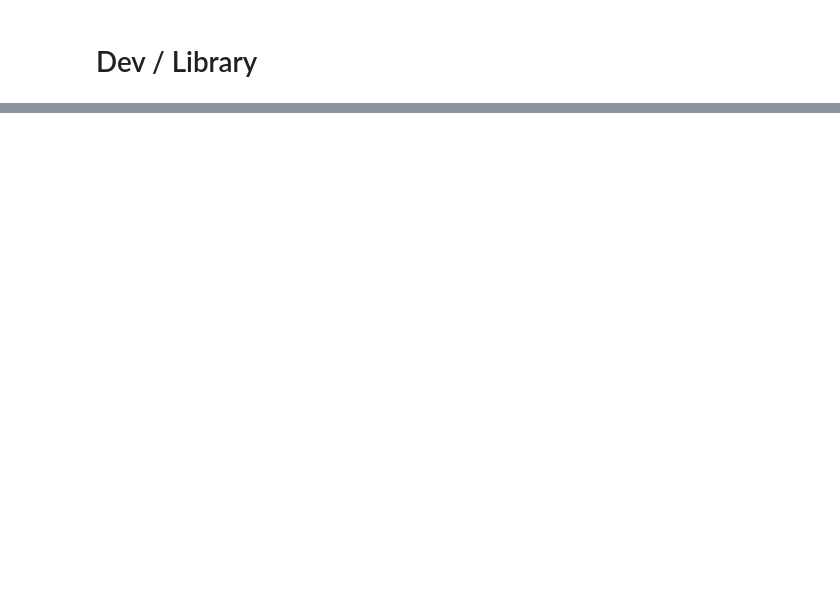
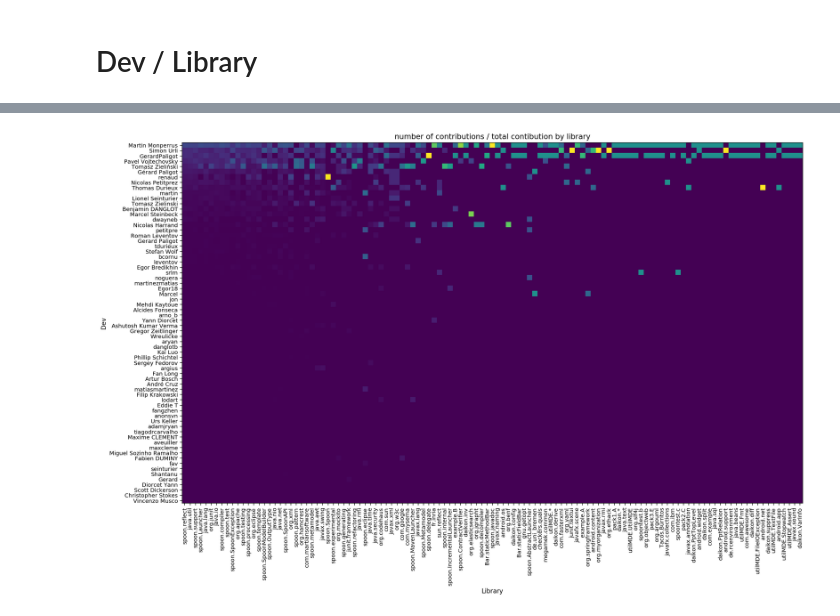
Before and after one commit to castor-software/oss-graph-metrics, a Jupyter notebook: data_analysis/notebook/dev_library.ipynb, the cells around one changed output, grey strips where cells are left out. Cells and saved outputs as stored; diff of their text form; code cells hidden in the pictures; blank space fills up the shorter version.

```diff
--- a/data_analysis/notebook/dev_library.ipynb
+++ b/data_analysis/notebook/dev_library.ipynb
@@ -88,3 +103,3 @@ plot_matrix(agreg, 'number of contributions', xlabel='Library', ylabel='Dev')
 # %%
-plot_matrix(agreg.div(agreg.sum(axis=1), axis = 0), 'number of contributions / contibution by author', xlabel='Library', ylabel='Dev')
+plot_matrix(agreg_sorted.div(agreg_sorted.sum(axis=0), axis = 1), 'number of contributions / total contibution by library', xlabel='Library', ylabel='Dev')
 # %% [output]
@@ -91,0 +106 @@ plot_matrix(agreg.div(agreg.sum(axis=1), axis = 0), 'number of contributions / c
+[figure, added]
```
Also changed, not shown: parts of 29 cells of this notebook.
